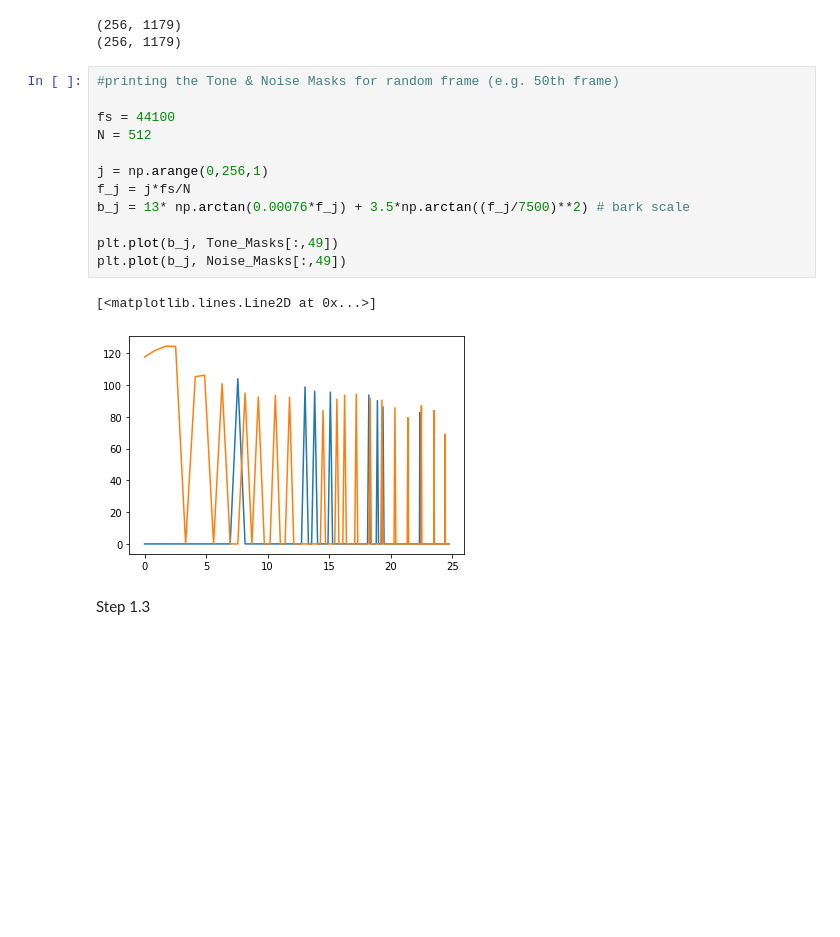
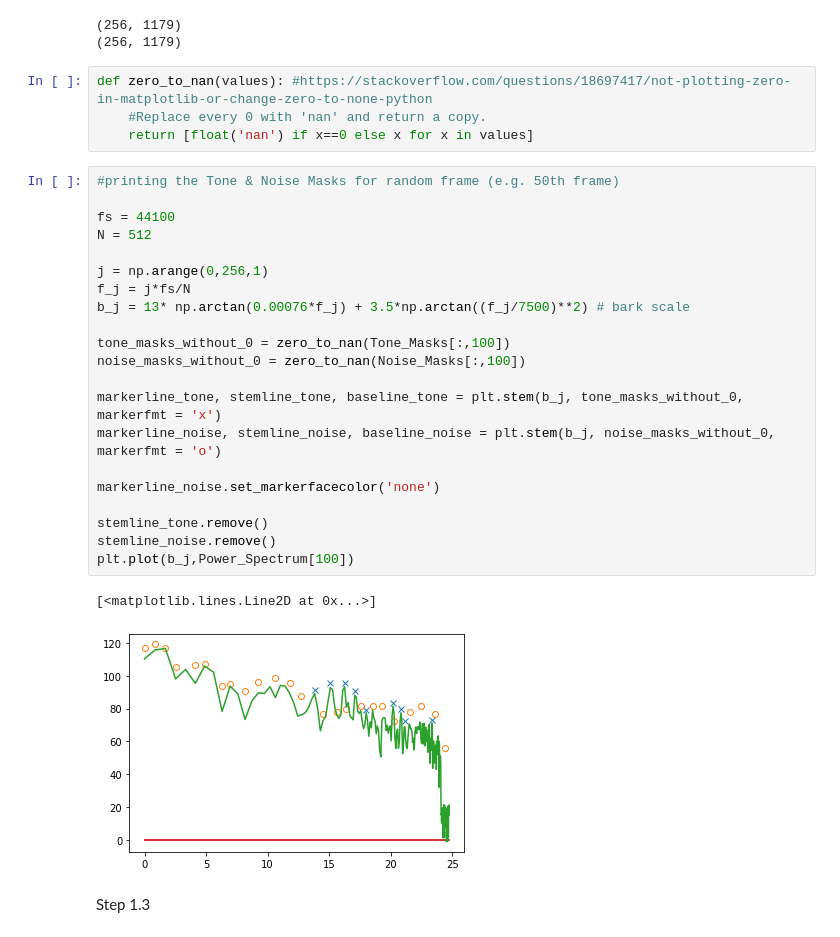
Before and after one commit to TilemahosAravanis/DSP_LAB_2h_erg, a Jupyter notebook: DSP_LAB_2h_erg.ipynb, the cells around one changed output. Saved outputs shown, nothing was run; the diff lists cells and outputs as text; blank space fills up the shorter version.

```diff
--- a/DSP_LAB_2h_erg.ipynb
+++ b/DSP_LAB_2h_erg.ipynb
@@ -142,21 +142,34 @@ print(np.shape(Noise_Masks))
 # %% [output]
 (256, 1179)
 (256, 1179)
+# %%
+def zero_to_nan(values): #https://stackoverflow.com/questions/18697417/not-plotting-zero-in-matplotlib-or-change-zero-to-none-python
+    #Replace every 0 with 'nan' and return a copy.
+    return [float('nan') if x==0 else x for x in values]
 # %%
 #printing the Tone & Noise Masks for random frame (e.g. 50th frame)
 
 fs = 44100
 N = 512
 
 j = np.arange(0,256,1)
 f_j = j*fs/N
 b_j = 13* np.arctan(0.00076*f_j) + 3.5*np.arctan((f_j/7500)**2) # bark scale
 
-plt.plot(b_j, Tone_Masks[:,49])
-plt.plot(b_j, Noise_Masks[:,49])
+tone_masks_without_0 = zero_to_nan(Tone_Masks[:,100])
+noise_masks_without_0 = zero_to_nan(Noise_Masks[:,100])
+
+markerline_tone, stemline_tone, baseline_tone = plt.stem(b_j, tone_masks_without_0, markerfmt = 'x')
+markerline_noise, stemline_noise, baseline_noise = plt.stem(b_j, noise_masks_without_0, markerfmt = 'o')
+
+markerline_noise.set_markerfacecolor('none')
+
+stemline_tone.remove()
+stemline_noise.remove()
+plt.plot(b_j,Power_Spectrum[100])
 # %% [output]
 [<matplotlib.lines.Line2D at 0x...>]
-[figure, old version]
+[figure, new version]
 # %% [markdown]
 Step 1.3
 # %%
```
Also changed, not shown: parts of 1 cell of this notebook, 1 other file.
